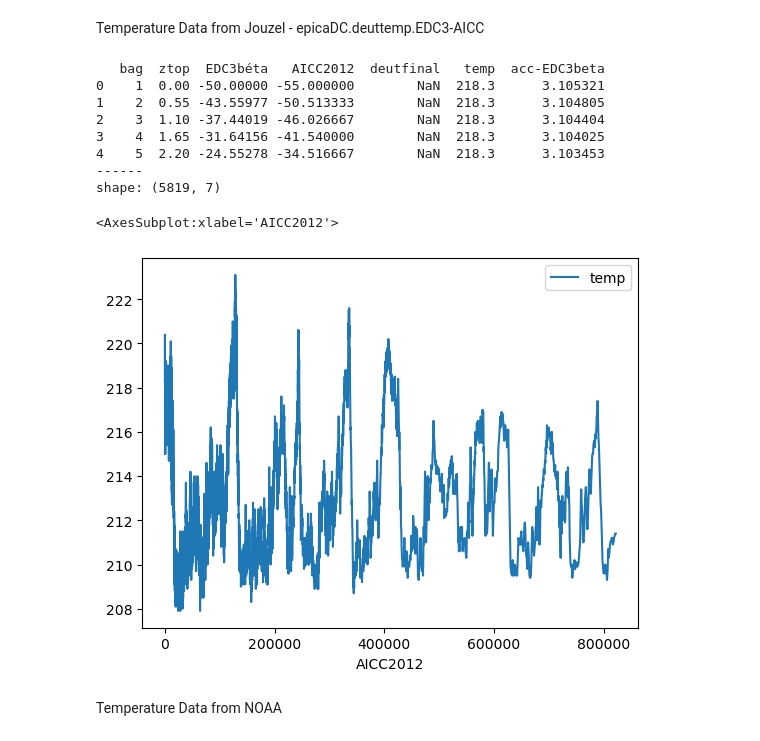
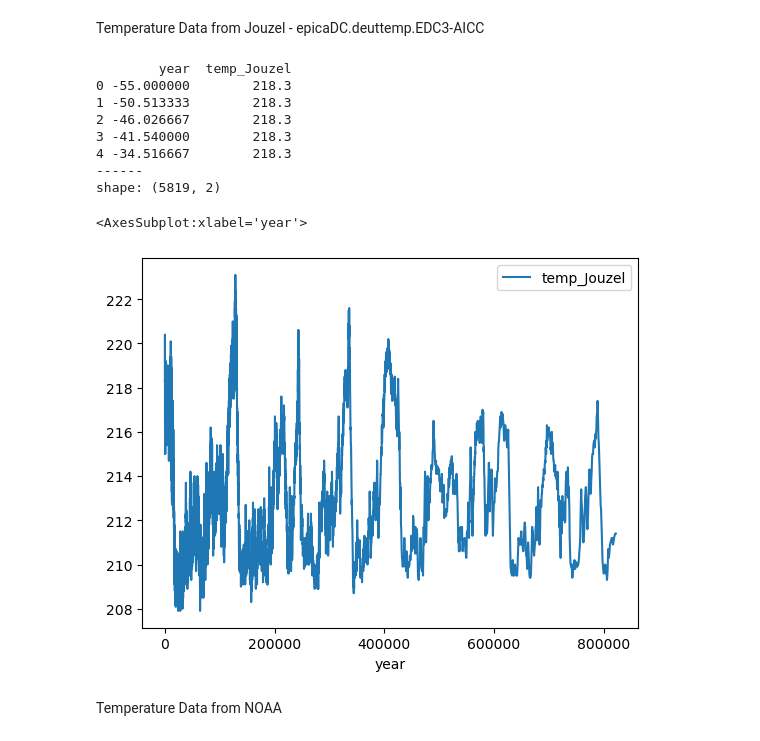
Before and after one commit to OlgaKnut/Programming-for-Data-Analysis-Project-2, a Jupyter notebook: pfda_project_2.ipynb, the cells around one changed output. Saved outputs shown, nothing was run; the diff lists cells and outputs as text; code cells hidden in the pictures.

```diff
--- a/pfda_project_2.ipynb
+++ b/pfda_project_2.ipynb
@@ -81,21 +81,30 @@ Temp_Jouzel_df = pd.read_excel(url)
+# %%
+url='Temperature Data from Jouzel - epicaDC.deuttemp.EDC3-AICC.xls'
+Temp_Jouzel_df = pd.read_excel(url)
+Temp_Jouzel_df.drop('ztop', axis=1, inplace=True)
+Temp_Jouzel_df.drop('bag', axis=1, inplace=True)
+Temp_Jouzel_df.drop('deutfinal', axis=1, inplace=True)
+Temp_Jouzel_df.drop('acc-EDC3beta', axis=1, inplace=True)
+Temp_Jouzel_df.drop('EDC3béta', axis=1, inplace=True)
+Temp_Jouzel_df.rename(columns={'AICC2012': 'year','temp':'temp_Jouzel'}, inplace=True)
 # %%
 print(Temp_Jouzel_df.head())
 print("------")
 print("shape:", Temp_Jouzel_df.shape)
 # %% [output]
-   bag  ztop  EDC3béta   AICC2012  deutfinal   temp  acc-EDC3beta
-0    1  0.00 -50.00000 -55.000000        NaN  218.3      3.105321
-1    2  0.55 -43.55977 -50.513333        NaN  218.3      3.104805
-2    3  1.10 -37.44019 -46.026667        NaN  218.3      3.104404
-3    4  1.65 -31.64156 -41.540000        NaN  218.3      3.104025
-4    5  2.20 -24.55278 -34.516667        NaN  218.3      3.103453
+        year  temp_Jouzel
+0 -55.000000        218.3
+1 -50.513333        218.3
+2 -46.026667        218.3
+3 -41.540000        218.3
+4 -34.516667        218.3
 ------
-shape: (5819, 7)
+shape: (5819, 2)
 # %%
-Temp_Jouzel_df.plot(x="AICC2012", y="temp")
+Temp_Jouzel_df.plot(x="year", y="temp_Jouzel")
 # %% [output]
-<AxesSubplot:xlabel='AICC2012'>
+<AxesSubplot:xlabel='year'>
-[figure, old version]
+[figure, new version]
 # %% [markdown]
 Temperature Data from NOAA
 # %%
```
Also changed, not shown: parts of 26 cells of this notebook, 1 other file.
